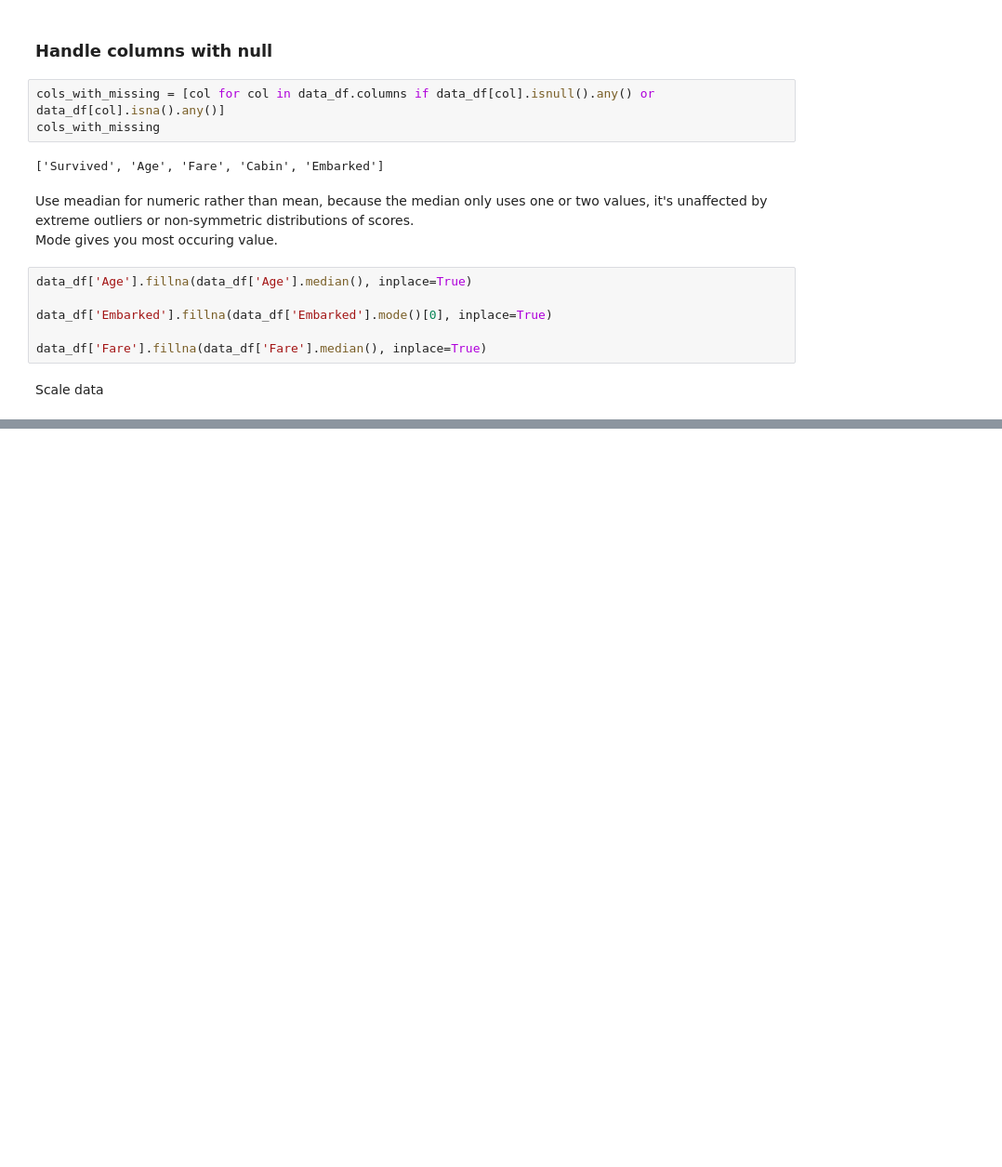
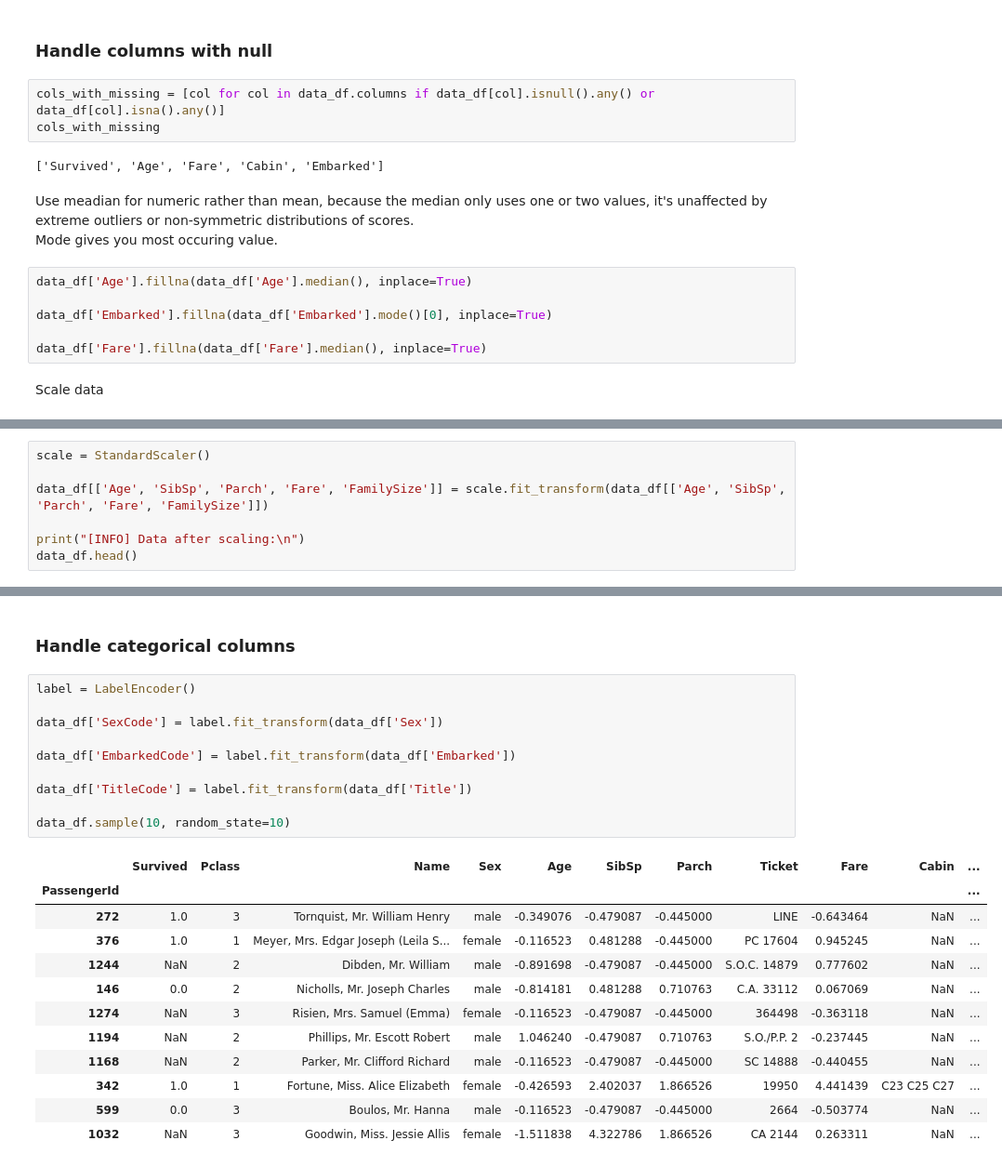
Before and after one commit to Milutin-S/kaggleCompetitions, a Jupyter notebook: Titanic/notes.ipynb, the cells around one changed output, grey strips where cells are left out. Shown: that part at 93% size. Saved outputs shown, nothing was run; the diff lists cells and outputs as text; blank space fills up the shorter version.

```diff
--- a/Titanic/notes.ipynb
+++ b/Titanic/notes.ipynb
@@ -351,0 +366,7 @@ Scale data
+# %%
+scale = StandardScaler()
+
+data_df[['Age', 'SibSp', 'Parch', 'Fare', 'FamilySize']] = scale.fit_transform(data_df[['Age', 'SibSp', 'Parch', 'Fare', 'FamilySize']])
+
+print("[INFO] Data after scaling:\n")
+data_df.head()
@@ -351,0 +382,25 @@ Scale data
+# %% [markdown]
+### Handle categorical columns
+# %%
+label = LabelEncoder()
+
+data_df['SexCode'] = label.fit_transform(data_df['Sex'])
+
+data_df['EmbarkedCode'] = label.fit_transform(data_df['Embarked'])
+
+data_df['TitleCode'] = label.fit_transform(data_df['Title'])
+
+data_df.sample(10, random_state=10)
+# %% [output]
+|  | Survived | Pclass | Name | Sex | Age | SibSp | Parch | Ticket | Fare | Cabin | ... |
+| PassengerId |  |  |  |  |  |  |  |  |  |  | ... |
+| 272 | 1.0 | 3 | Tornquist, Mr. William Henry | male | -0.349076 | -0.479087 | -0.445000 | LINE | -0.643464 | NaN | ... |
+| 376 | 1.0 | 1 | Meyer, Mrs. Edgar Joseph (Leila S... | female | -0.116523 | 0.481288 | -0.445000 | PC 17604 | 0.945245 | NaN | ... |
+| 1244 | NaN | 2 | Dibden, Mr. William | male | -0.891698 | -0.479087 | -0.445000 | S.O.C. 14879 | 0.777602 | NaN | ... |
+| 146 | 0.0 | 2 | Nicholls, Mr. Joseph Charles | male | -0.814181 | 0.481288 | 0.710763 | C.A. 33112 | 0.067069 | NaN | ... |
+| 1274 | NaN | 3 | Risien, Mrs. Samuel (Emma) | female | -0.116523 | -0.479087 | -0.445000 | 364498 | -0.363118 | NaN | ... |
+| 1194 | NaN | 2 | Phillips, Mr. Escott Robert | male | 1.046240 | -0.479087 | 0.710763 | S.O./P.P. 2 | -0.237445 | NaN | ... |
+| 1168 | NaN | 2 | Parker, Mr. Clifford Richard | male | -0.116523 | -0.479087 | -0.445000 | SC 14888 | -0.440455 | NaN | ... |
+| 342 | 1.0 | 1 | Fortune, Miss. Alice Elizabeth | female | -0.426593 | 2.402037 | 1.866526 | 19950 | 4.441439 | C23 C25 C27 | ... |
+| 599 | 0.0 | 3 | Boulos, Mr. Hanna | male | -0.116523 | -0.479087 | -0.445000 | 2664 | -0.503774 | NaN | ... |
+| 1032 | NaN | 3 | Goodwin, Miss. Jessie Allis | female | -1.511838 | 4.322786 | 1.866526 | CA 2144 | 0.263311 | NaN | ... |
```
Also changed, not shown: parts of 3 cells of this notebook.
